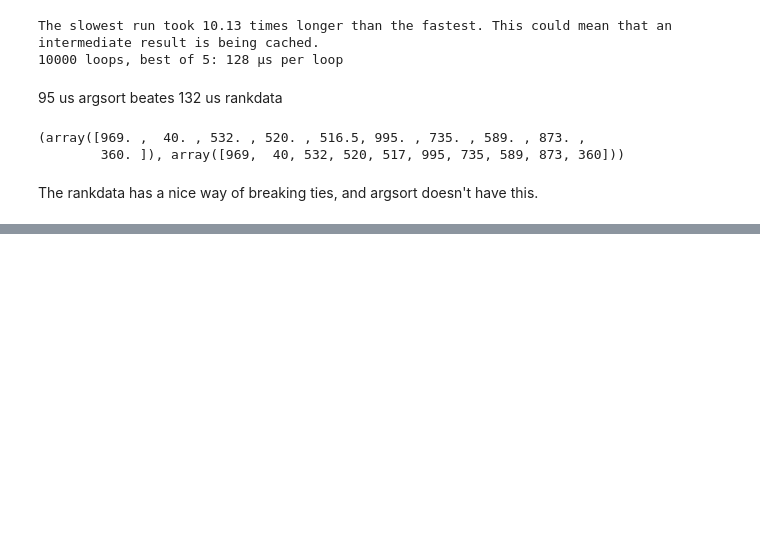
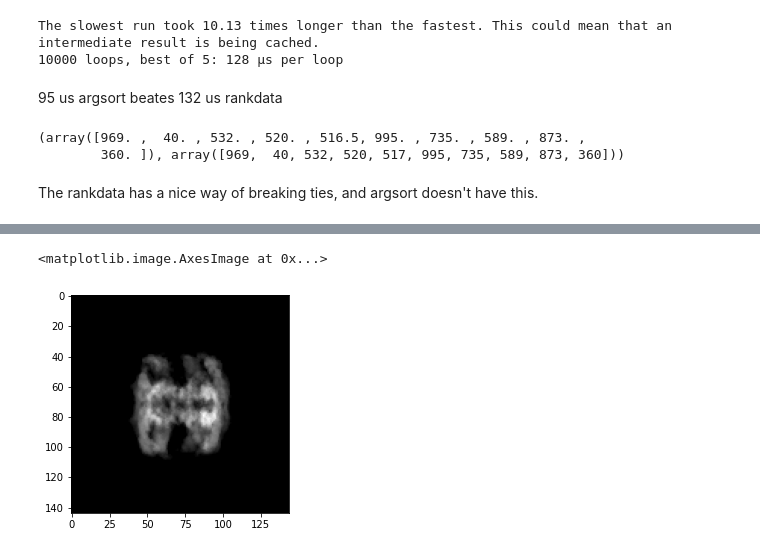
Before and after one commit to geoffwoollard/learn_cryoem_math, a Jupyter notebook: nb/topology_representing_network.ipynb, the cells around one changed output, grey strips where cells are left out. Cells and saved outputs as stored; diff of their text form; code cells hidden in the pictures; blank space fills up the shorter version.

```diff
--- a/nb/topology_representing_network.ipynb
+++ b/nb/topology_representing_network.ipynb
@@ -436,0 +539,8 @@ ranks.flatten() - rank.flatten()
+# %%
+map_th = map_original.copy()
+map_th[map_th < 1.2] = 0
+# %%
+doplt(map_th.sum(-1))
+# %% [output]
+<matplotlib.image.AxesImage at 0x...>
+[figure, added]
```
Also changed, not shown: parts of 16 cells of this notebook.
